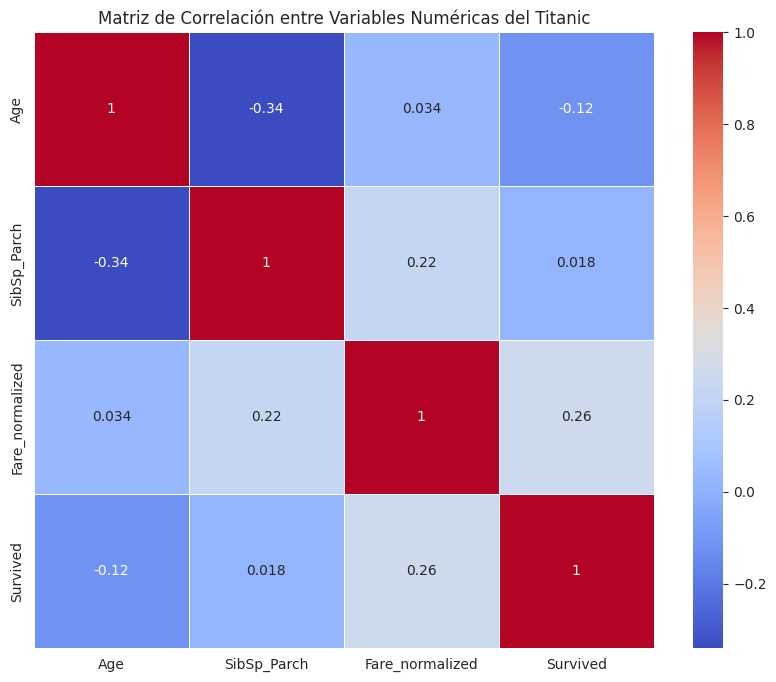
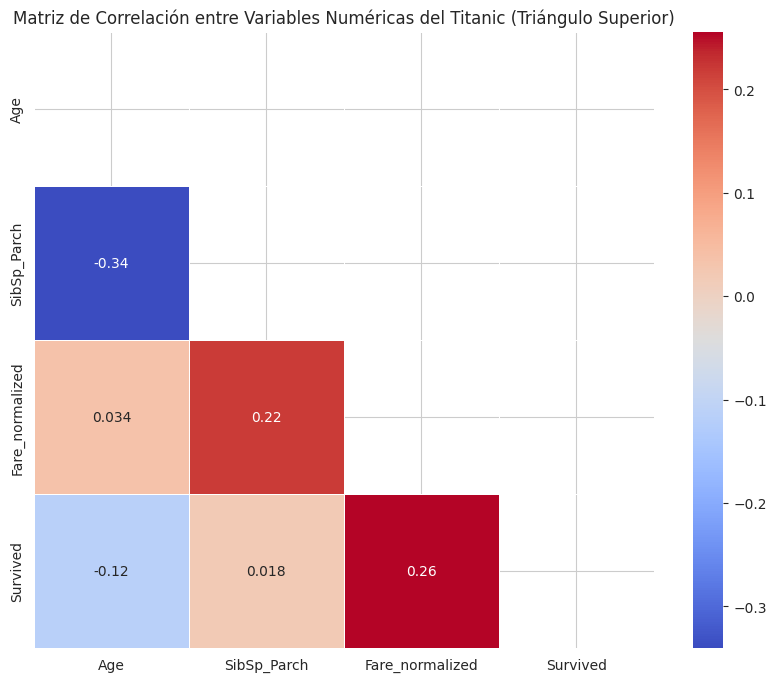
The notebook cell's code change between the first figure and the second:
--- before
+++ after
@@ -1,2 +1,4 @@
+import numpy as np
+
 # Análisis de Correlación
 # Se podría eliminar aquellas variables que tengan una correlación baja o nula
@@ -17,7 +19,10 @@
 correlation_matrix = df_train_for_corr[variables_for_correlation].corr()
 
+# Crear una máscara para el triángulo inferior (incluyendo la diagonal)
+mask = np.tril(np.ones_like(correlation_matrix, dtype=bool))
+
 # Crear un mapa de calor de correlación
 plt.figure(figsize=(10, 8))
-sns.heatmap(correlation_matrix, annot=True, cmap='coolwarm', linewidths=.5)
-plt.title('Matriz de Correlación entre Variables Numéricas del Titanic')
+sns.heatmap(correlation_matrix, annot=True, cmap='coolwarm', linewidths=.5, mask=mask)
+plt.title('Matriz de Correlación entre Variables Numéricas del Titanic (Triángulo Inferior)')
 plt.show()

Commit: feat: Correccion Tarea 1